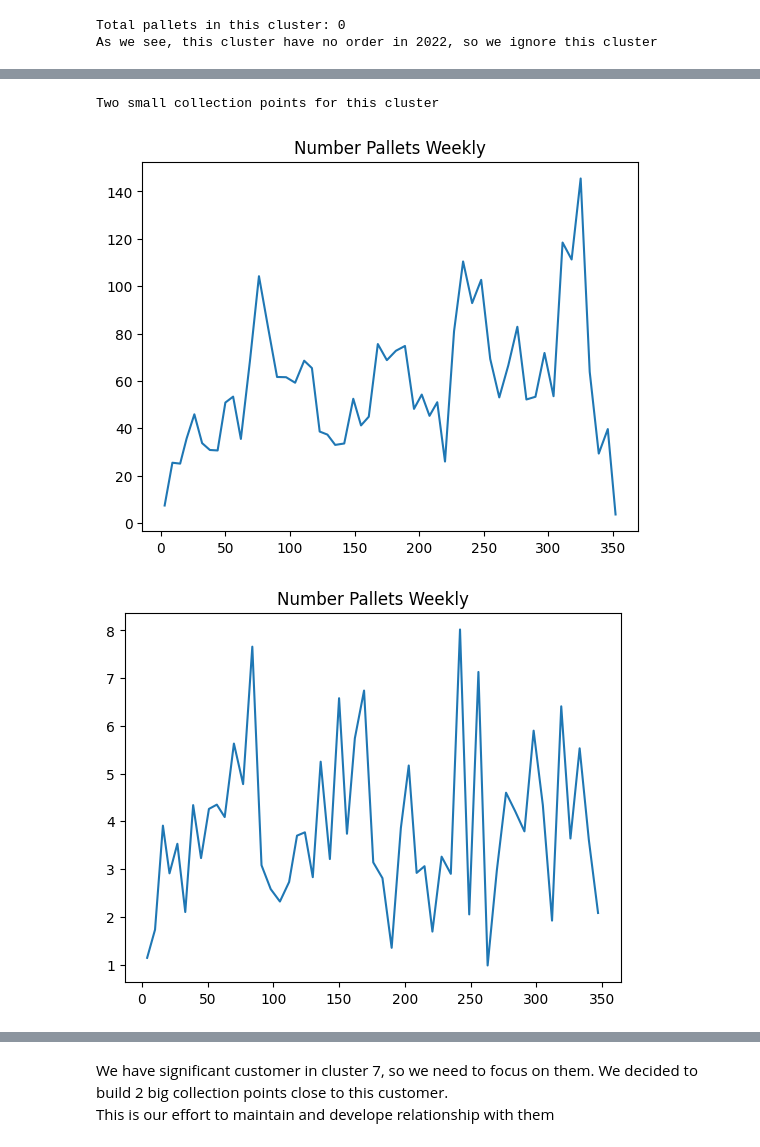
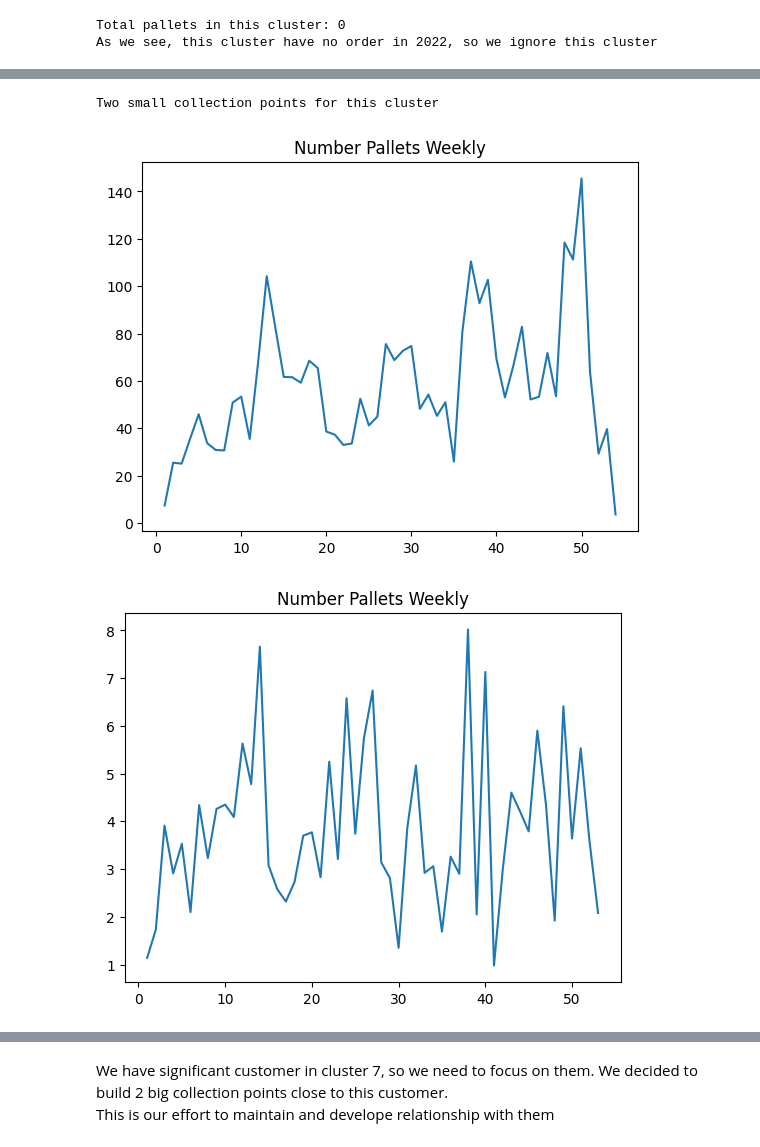
Before and after one commit to IoT-Clowns/ClusteringData, a Jupyter notebook: SCMission2023.ipynb, the cells around one changed output, grey strips where cells are left out. Saved outputs shown, nothing was run; the diff lists cells and outputs as text; code cells hidden in the pictures.

```diff
--- a/SCMission2023.ipynb
+++ b/SCMission2023.ipynb
@@ -314,6 +337,8 @@ One collection point for this cluster
 # %%
 Cluster5 = weekly_pallets[weekly_pallets['Cluster']==5]
 Cluster5_OverFlow = Cluster5[Cluster5['Pallets']>140]
+Cluster5 = Cluster5.reset_index(drop=True)
+Cluster5.index = range(1, 55)
 Cluster5["Pallets"].plot(title = 'Number Pallets Weekly')
 print("Two small collection points for this cluster")
 OverFlow_Pallets.append(sum(Cluster5[Cluster5['Pallets']>140]["Pallets"]-140))
@@ -322,17 +347,19 @@ CollectionPoints['Medium'][5]=0
 CollectionPoints['Big'][5]=0
 # %% [output]
 Two small collection points for this cluster
-[figure, old version]
+[figure, new version]
 # %%
 Cluster6 = weekly_pallets[weekly_pallets['Cluster']==6]
 Cluster6_OverFlow = Cluster6[Cluster6['Pallets']>70]
+Cluster6 = Cluster6.reset_index(drop=True)
+Cluster6.index = range(1, 54)
 Cluster6["Pallets"].plot(title = 'Number Pallets Weekly')
 sum(Cluster6_OverFlow["Pallets"]-70)
 #This cluster in Tastamia, so we decided to merge this collection point into Plants
 CollectionPoints['Small'][6]=0
 CollectionPoints['Medium'][6]=0
 CollectionPoints['Big'][6]=0
 # %% [output]
-[figure, old version]
+[figure, new version]
 # %%
 Cluster7 = weekly_pallets[weekly_pallets['Cluster']==7]
```
Also changed, not shown: parts of 25 cells of this notebook.
